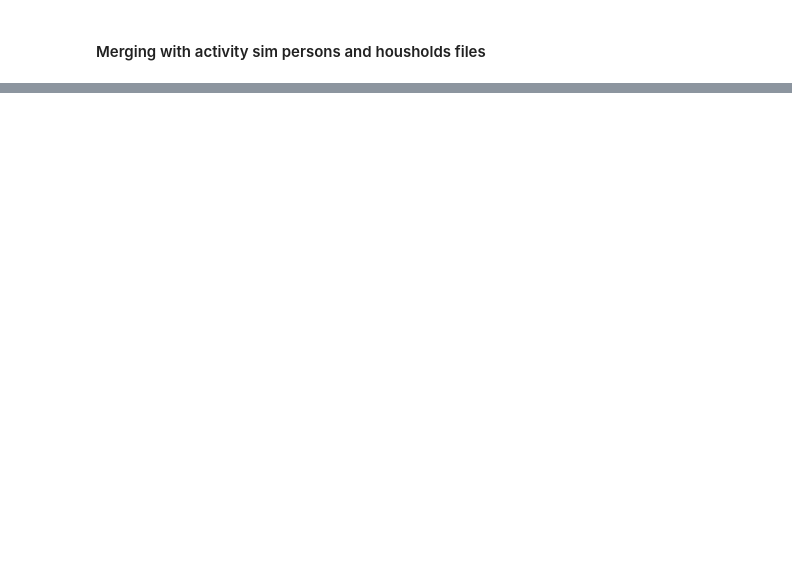
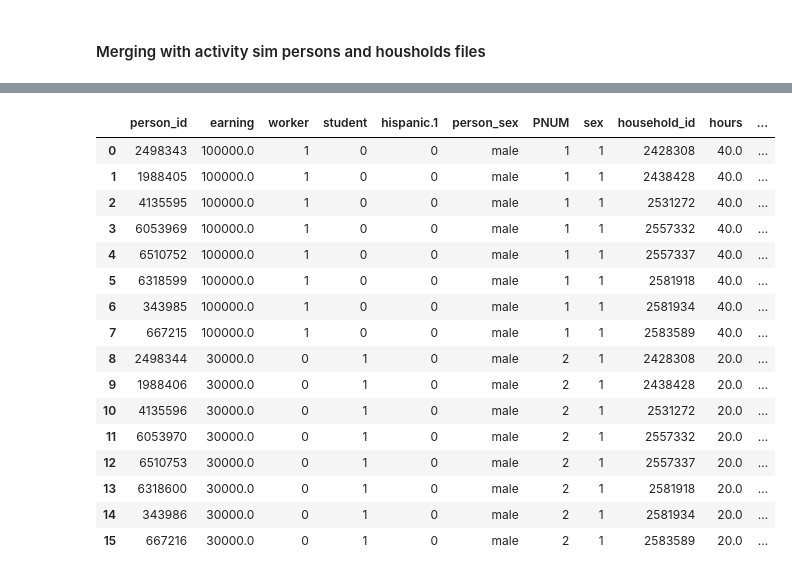
Before and after one commit to LBNL-UCB-STI/beam-core-analysis, a Jupyter notebook: Users/Nazanin/Person_Trip_Level_BEAM_SF_temp.ipynb, the cells around one changed output, grey strips where cells are left out. Drawn from its saved outputs; the diff is of its cells as text; code cells hidden in the pictures; blank space fills up the shorter version.

```diff
--- a/Users/Nazanin/Person_Trip_Level_BEAM_SF_temp.ipynb
+++ b/Users/Nazanin/Person_Trip_Level_BEAM_SF_temp.ipynb
@@ -457,15 +563,15 @@ Person_Trip_eventsSF.to_csv('C:/Shared-Work/Data/CleanData/sf_2018_rh_flsz_1p75.
 #### Merging with activity sim persons and housholds files
 # %%
 actloc_2018_baseline = "https://beam-outputs.s3.amazonaws.com/pilates-outputs/sfbay-base-20220409/activitysim/"
-actloc_2018_transitFreq05 = "https://beam-outputs.s3.amazonaws.com/pilates-outputs/sfbay-transit_frequencies_0.5-20220228/activitysim/"
-actloc_2018_transitFreq1p5 = "https://beam-outputs.s3.amazonaws.com/pilates-outputs/sfbay-transit_frequencies_1.5-20220228/activitysim/"
-actloc_2018_transitFreq2 = "https://beam-outputs.s3.amazonaws.com/pilates-outputs/sfbay-transit_frequencies_2.0-20220229/activitysim/"
+actloc_2018_transitFreq05 = "https://beam-outputs.s3.amazonaws.com/pilates-outputs/sfbay-transit_frequencies_0.5-20220528/activitysim/"
+actloc_2018_transitFreq1p5 = "https://beam-outputs.s3.amazonaws.com/pilates-outputs/sfbay-transit_frequencies_1.5-20220529//activitysim/"
+actloc_2018_transitFreq2 = "https://beam-outputs.s3.amazonaws.com/pilates-outputs/sfbay-transit_frequencies_2.0-20220529//activitysim/"
 actloc_2018_rhFleetsz0125 = "https://beam-outputs.s3.amazonaws.com/pilates-outputs/sfbay-RH_fleetsz_0.125-20220408/activitysim/"
 actloc_2018_rhFleetsz175 = "https://beam-outputs.s3.amazonaws.com/pilates-outputs/sfbay-RH_fleetsz_1.75-20220408/activitysim/"
 
-households = pd.read_csv(actloc_2018_rhFleetsz175 + 'final_households.csv')
-persons = pd.read_csv(actloc_2018_rhFleetsz175 + 'final_persons.csv')
-tours = pd.read_csv(actloc_2018_rhFleetsz175 +'final_tours.csv')
-plans = pd.read_csv(actloc_2018_rhFleetsz175 +'final_plans.csv')
-trips = pd.read_csv(actloc_2018_rhFleetsz175 + 'final_trips.csv')
+households = pd.read_csv(actloc_2018_transitFreq1p5 + 'final_households.csv')
+persons = pd.read_csv(actloc_2018_transitFreq1p5 + 'final_persons.csv')
+tours = pd.read_csv(actloc_2018_transitFreq1p5 +'final_tours.csv')
+plans = pd.read_csv(actloc_2018_transitFreq1p5 +'final_plans.csv')
+trips = pd.read_csv(actloc_2018_transitFreq1p5 + 'final_trips.csv')
 # %%
@@ -473,7 +599,7 @@ trips = pd.read_csv(actloc_2018_rhFleetsz175 + 'final_trips.csv')
 # %%
 # Merge households and persons
-persons = persons.sort_values(by=['household_id'])
-households = households.sort_values(by=['household_id'])
+persons = persons.sort_values(by=['household_id']).reset_index(drop=True)
+households = households.sort_values(by=['household_id']).reset_index(drop=True)
 hhpersons = pd.merge(left=persons, right=households, how='left', on='household_id')
 #hhpersons = pd.merge(left=persons, right=households, how='left', on='household_id', suffixes=('', '_drop'))
 #hhpersons.drop([col for col in hhpersons.columns if 'drop' in col], axis=1, inplace=True)
@@ -493,2 +615,27 @@ hhpersons[hhpersons['household_id']==1337946]
+# %%
+# Merge Disability Columns
+hhpersons_PUMS2010 = hhpersons_PUMS2010.sort_values(by=['SERIALNO', 'SPORDER']).reset_index(drop=True)
+hhpersons = hhpersons.sort_values(by=['serialno', 'PNUM']).reset_index(drop=True)
+hhpersonsDIS = pd.merge(hhpersons, hhpersons_PUMS2010[['SERIALNO', 'SPORDER', 'AGEP', 'SEX', 'DIS', 'HINCP', 'VEH', 'JWMNP', 'JWRIP', 'JWTR', 'RAC1P', 'RAC2P05']], how='left',left_on = ['serialno', 'PNUM'] , right_on=['SERIALNO', 'SPORDER'])
+# %%
+hhpersons[hhpersons['serialno']==2009000000022]
+# %% [output]
+|  | person_id | earning | worker | student | hispanic.1 | person_sex | PNUM | sex | household_id | hours | ... |
+| 0 | 2498343 | 100000.0 | 1 | 0 | 0 | male | 1 | 1 | 2428308 | 40.0 | ... |
+| 1 | 1988405 | 100000.0 | 1 | 0 | 0 | male | 1 | 1 | 2438428 | 40.0 | ... |
+| 2 | 4135595 | 100000.0 | 1 | 0 | 0 | male | 1 | 1 | 2531272 | 40.0 | ... |
+| 3 | 6053969 | 100000.0 | 1 | 0 | 0 | male | 1 | 1 | 2557332 | 40.0 | ... |
+| 4 | 6510752 | 100000.0 | 1 | 0 | 0 | male | 1 | 1 | 2557337 | 40.0 | ... |
+| 5 | 6318599 | 100000.0 | 1 | 0 | 0 | male | 1 | 1 | 2581918 | 40.0 | ... |
+| 6 | 343985 | 100000.0 | 1 | 0 | 0 | male | 1 | 1 | 2581934 | 40.0 | ... |
+| 7 | 667215 | 100000.0 | 1 | 0 | 0 | male | 1 | 1 | 2583589 | 40.0 | ... |
+| 8 | 2498344 | 30000.0 | 0 | 1 | 0 | male | 2 | 1 | 2428308 | 20.0 | ... |
+| 9 | 1988406 | 30000.0 | 0 | 1 | 0 | male | 2 | 1 | 2438428 | 20.0 | ... |
+| 10 | 4135596 | 30000.0 | 0 | 1 | 0 | male | 2 | 1 | 2531272 | 20.0 | ... |
+| 11 | 6053970 | 30000.0 | 0 | 1 | 0 | male | 2 | 1 | 2557332 | 20.0 | ... |
+| 12 | 6510753 | 30000.0 | 0 | 1 | 0 | male | 2 | 1 | 2557337 | 20.0 | ... |
+| 13 | 6318600 | 30000.0 | 0 | 1 | 0 | male | 2 | 1 | 2581918 | 20.0 | ... |
+| 14 | 343986 | 30000.0 | 0 | 1 | 0 | male | 2 | 1 | 2581934 | 20.0 | ... |
+| 15 | 667216 | 30000.0 | 0 | 1 | 0 | male | 2 | 1 | 2583589 | 20.0 | ... |
 # %%
 # Merge tours, households and persons
```
Also changed, not shown: parts of 65 cells of this notebook, 2 other files.
